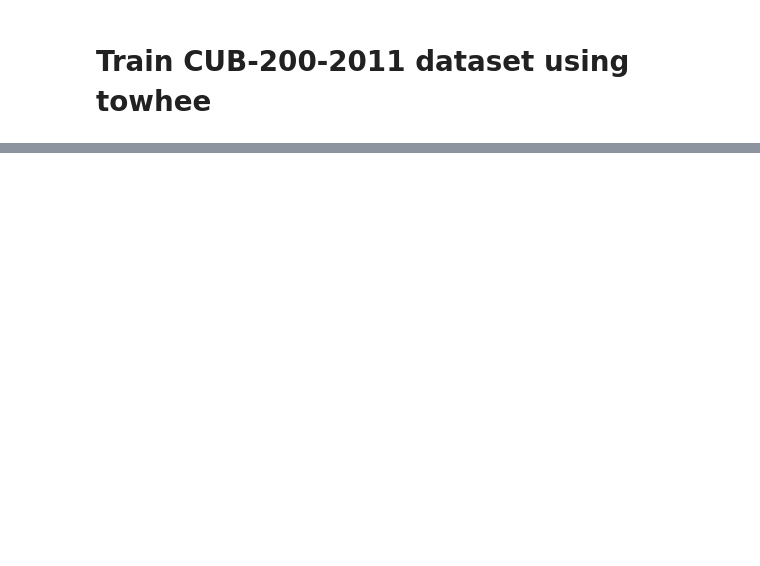
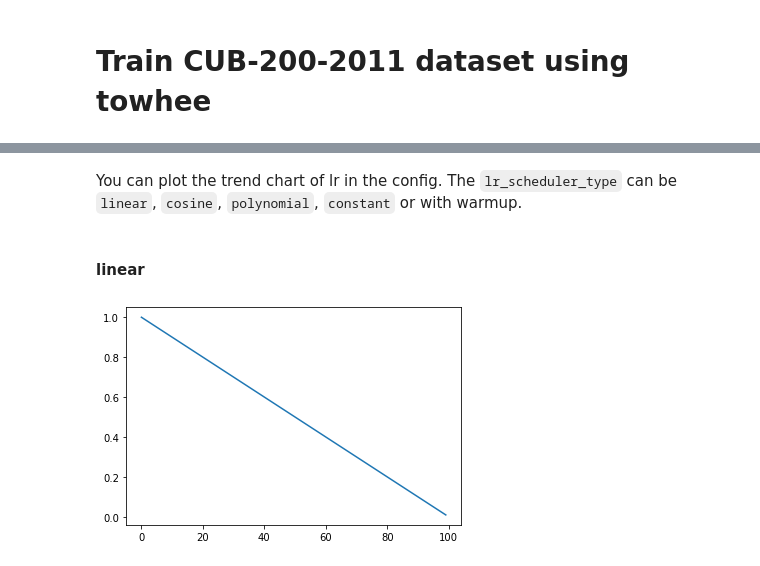
Before and after one commit to zc277584121/towhee_examples, a Jupyter notebook: train_cub_200_2011.ipynb, the cells around one changed output, grey strips where cells are left out. Cells and saved outputs as stored; diff of their text form; code cells hidden in the pictures; blank space fills up the shorter version.

```diff
--- a/train_cub_200_2011.ipynb
+++ b/train_cub_200_2011.ipynb
@@ -43,0 +143,15 @@ new_images_folder = 'images'
+# %%
+from towhee.trainer.training_config import TrainingConfig
+
+training_config = TrainingConfig()
+# %% [markdown]
+You can plot the trend chart of lr in the config. The `lr_scheduler_type` can be `linear`, `cosine`, `polynomial`, `constant` or with warmup.
+# %% [markdown]
+#### linear
+# %%
+from towhee.trainer.utils.visualization import plot_lrs_for_config
+
+training_config.lr_scheduler_type = 'linear'
+plot_lrs_for_config(training_config, num_training_steps=100, start_lr=1)
+# %% [output]
+[figure, added]
```
Also changed, not shown: parts of 40 cells of this notebook, 11 other files.
